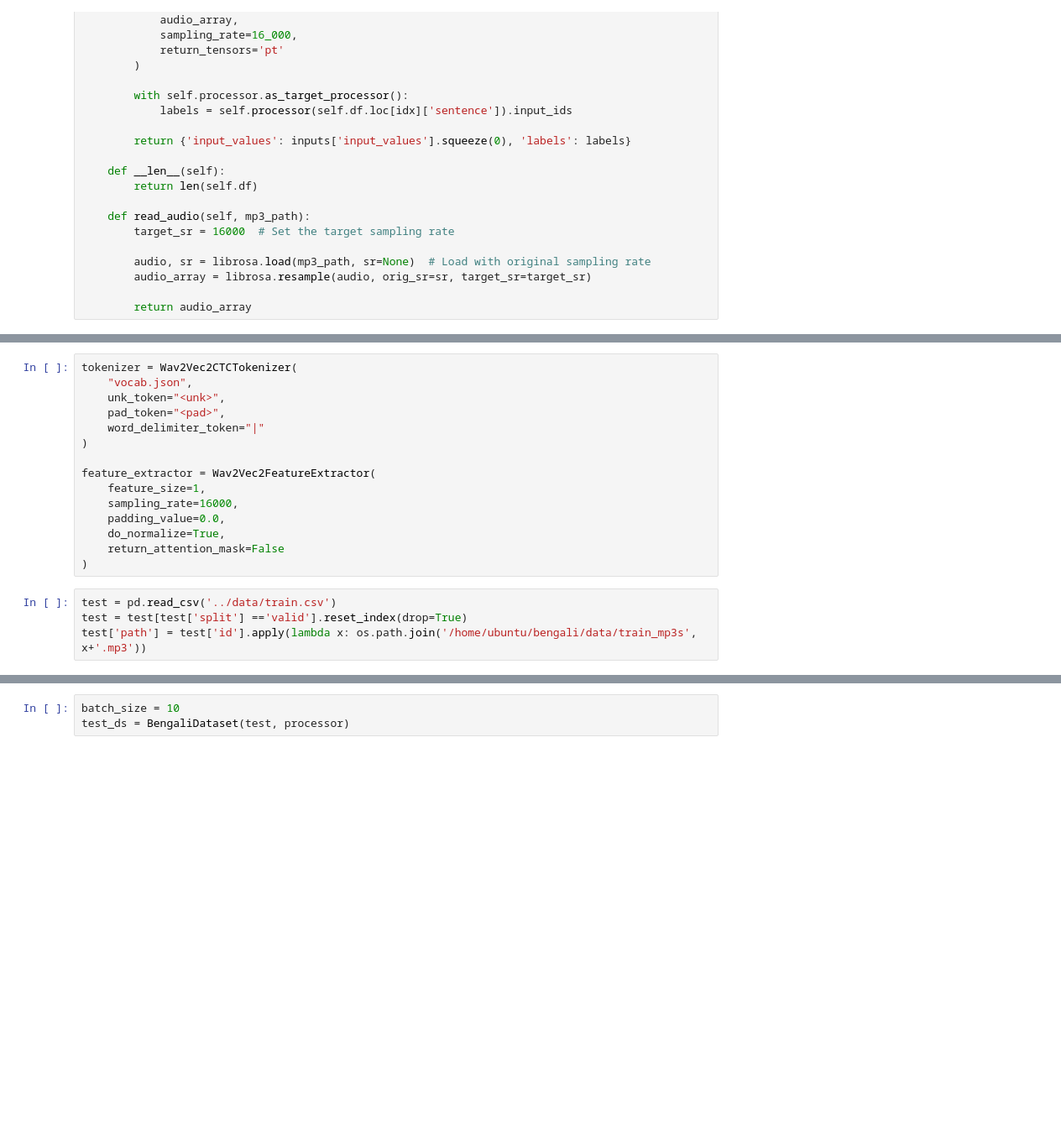
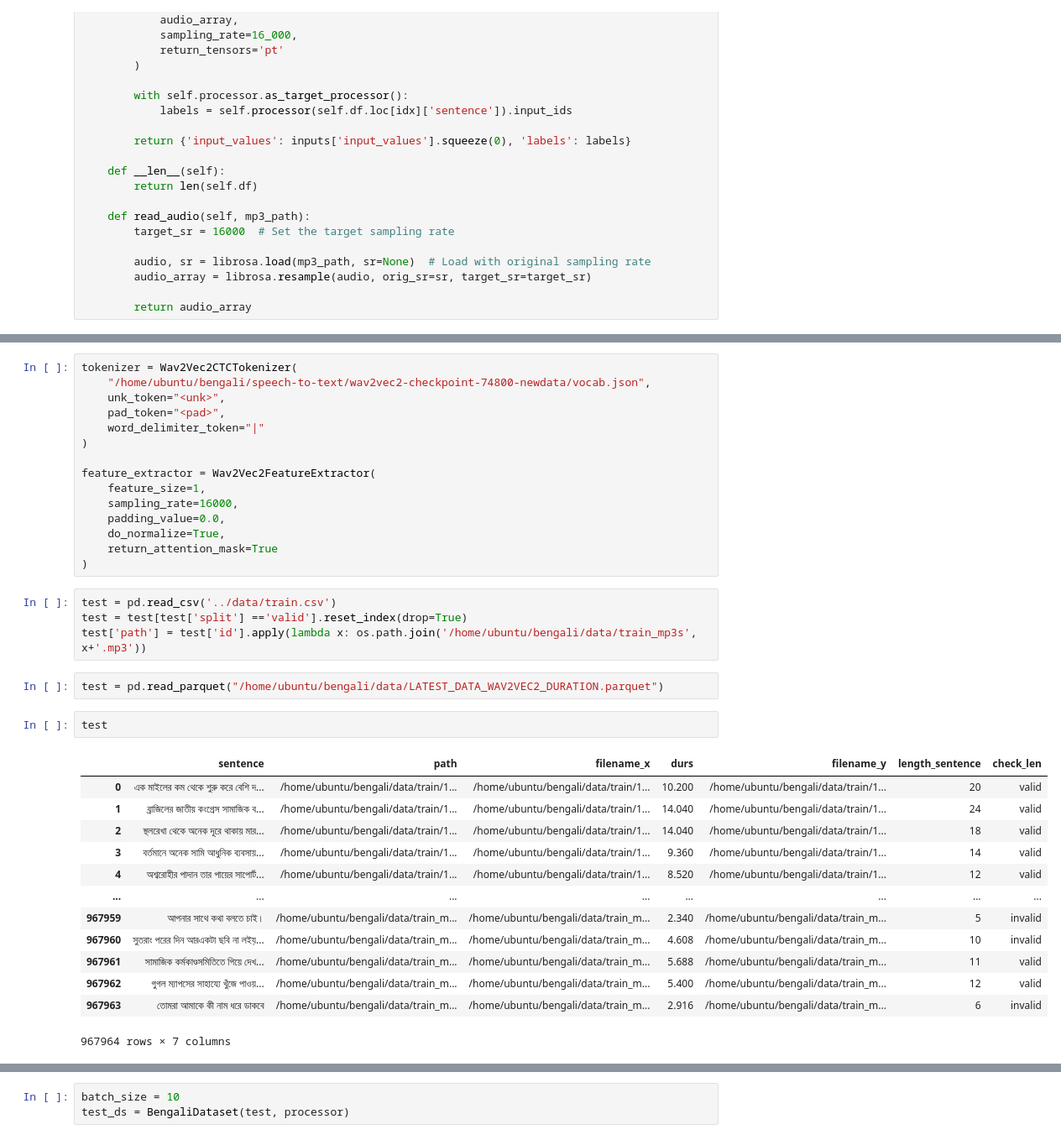
Before and after one commit to malaysia-ai/bengali.ai-stt-competition, a Jupyter notebook: Inference-Trial-0.ipynb, the cells around one changed output, grey strips where cells are left out. Shown: that part at 84% size. Cells and saved outputs as stored; diff of their text form; blank space fills up the shorter version.

```diff
--- a/Inference-Trial-0.ipynb
+++ b/Inference-Trial-0.ipynb
@@ -75,6 +122,6 @@ with open('vocab.json', 'w') as fopen:
 # %%
 tokenizer = Wav2Vec2CTCTokenizer(
-    "vocab.json",
+    "/home/ubuntu/bengali/speech-to-text/wav2vec2-checkpoint-74800-newdata/vocab.json",
     unk_token="<unk>",
     pad_token="<pad>",
     word_delimiter_token="|"
@@ -85,9 +132,27 @@ feature_extractor = Wav2Vec2FeatureExtractor(
     sampling_rate=16000,
     padding_value=0.0,
     do_normalize=True,
-    return_attention_mask=False
+    return_attention_mask=True
 )
 # %%
 test = pd.read_csv('../data/train.csv')
 test = test[test['split'] =='valid'].reset_index(drop=True)
 test['path'] = test['id'].apply(lambda x: os.path.join('/home/ubuntu/bengali/data/train_mp3s', x+'.mp3'))
+# %%
+test = pd.read_parquet("/home/ubuntu/bengali/data/LATEST_DATA_WAV2VEC2_DURATION.parquet")
+# %%
+test
+# %% [output]
+|  | sentence | path | filename_x | durs | filename_y | length_sentence | check_len |
+| 0 | এক মাইলের কম থেকে শুরু করে বেশি দ... | /home/ubuntu/bengali/data/train/1... | /home/ubuntu/bengali/data/train/1... | 10.200 | /home/ubuntu/bengali/data/train/1... | 20 | valid |
+| 1 | ব্রাজিলের জাতীয় কংগ্রেস সামাজিক ব... | /home/ubuntu/bengali/data/train/1... | /home/ubuntu/bengali/data/train/1... | 14.040 | /home/ubuntu/bengali/data/train/1... | 24 | valid |
+| 2 | স্থলরেখা থেকে অনেক দূরে থাকায় মার... | /home/ubuntu/bengali/data/train/1... | /home/ubuntu/bengali/data/train/1... | 14.040 | /home/ubuntu/bengali/data/train/1... | 18 | valid |
+| 3 | বর্তমানে অনেক সামি আধুনিক ব্যবসায়... | /home/ubuntu/bengali/data/train/1... | /home/ubuntu/bengali/data/train/1... | 9.360 | /home/ubuntu/bengali/data/train/1... | 14 | valid |
+| 4 | অশ্বরোহীর পাদান তার পায়ের সাপোর্ট... | /home/ubuntu/bengali/data/train/1... | /home/ubuntu/bengali/data/train/1... | 8.520 | /home/ubuntu/bengali/data/train/1... | 12 | valid |
+| ... | ... | ... | ... | ... | ... | ... | ... |
+| 967959 | আপনার সাথে কথা বলতে চাই। | /home/ubuntu/bengali/data/train_m... | /home/ubuntu/bengali/data/train_m... | 2.340 | /home/ubuntu/bengali/data/train_m... | 5 | invalid |
+| 967960 | সুতরাং পরের দিন আরএকটা ছবি না লইয়... | /home/ubuntu/bengali/data/train_m... | /home/ubuntu/bengali/data/train_m... | 4.608 | /home/ubuntu/bengali/data/train_m... | 10 | invalid |
+| 967961 | সামাজিক কর্মকাণ্ডসমিতিতে গিয়ে দেখ... | /home/ubuntu/bengali/data/train_m... | /home/ubuntu/bengali/data/train_m... | 5.688 | /home/ubuntu/bengali/data/train_m... | 11 | valid |
+| 967962 | গুগল ম্যাপসের সাহায্যে খুঁজে পাওয়... | /home/ubuntu/bengali/data/train_m... | /home/ubuntu/bengali/data/train_m... | 5.400 | /home/ubuntu/bengali/data/train_m... | 12 | valid |
+| 967963 | তোমরা আমাকে কী নাম ধরে ডাকবে | /home/ubuntu/bengali/data/train_m... | /home/ubuntu/bengali/data/train_m... | 2.916 | /home/ubuntu/bengali/data/train_m... | 6 | invalid |
+967964 rows × 7 columns
```
Also changed, not shown: parts of 54 cells of this notebook, 8 other files.
